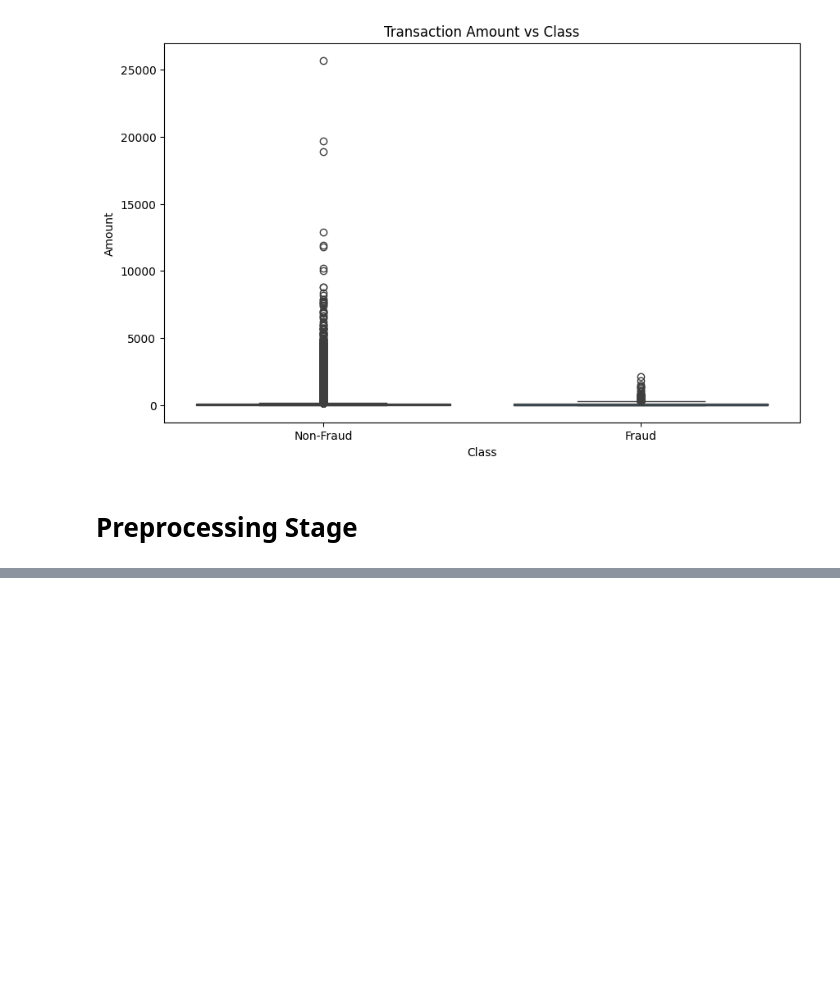
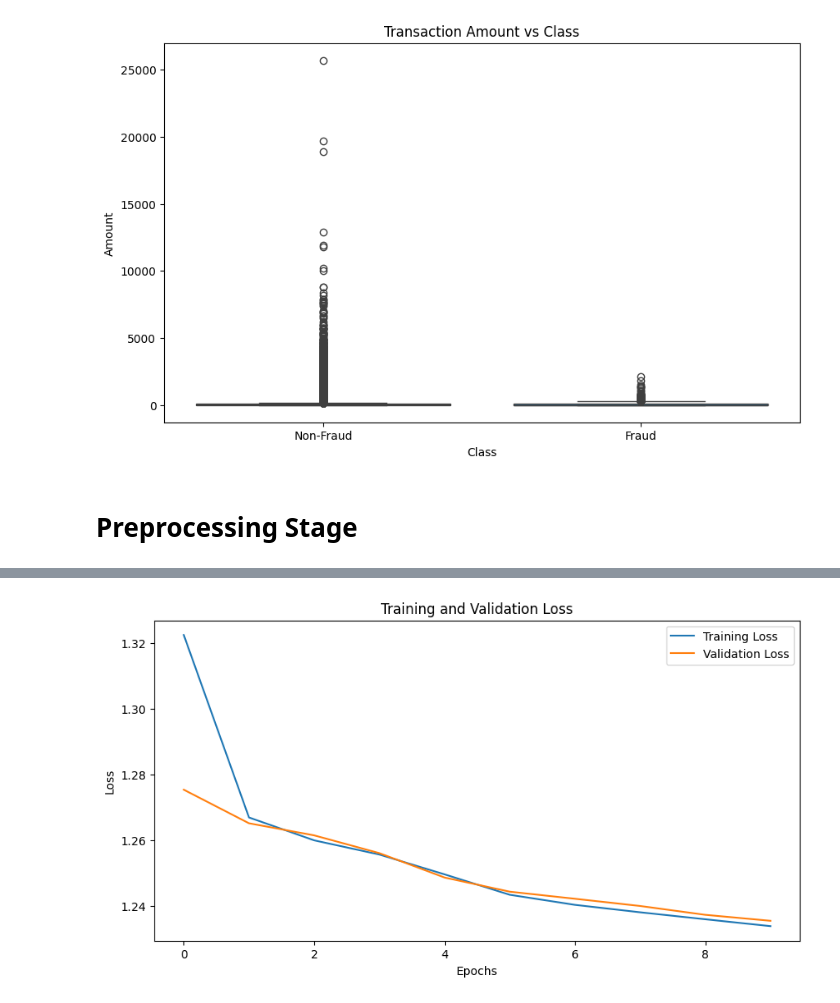
Before and after one commit to franchaise/project, a Jupyter notebook: credit_project.ipynb, the cells around one changed output, grey strips where cells are left out. Cells and saved outputs as stored; diff of their text form; code cells hidden in the pictures; blank space fills up the shorter version.

```diff
--- a/credit_project.ipynb
+++ b/credit_project.ipynb
@@ -236,0 +365,81 @@ print(data_df.head())
+# %%
+#Model 3: Auto encoder
+X = data_df.drop('Class', axis=1)
+y = data_df['Class']
+
+X_train, X_test, y_train, y_test = train_test_split(X, y, test_size=0.2, random_state=5, stratify=y)
+# %%
+
+# Model architecture
+batch_size = 32
+original_dim = 29
+latent_dim = 5
+intermediate_dim1 = 20
+intermediate_dim2 = 10
+epochs = 10
+
+x = Input(shape=(original_dim,), name="input")
+h1 = Dense(intermediate_dim1, activation="tanh", name="encoding1", activity_regularizer=regularizers.l1(10e-5))(x)
+h = Dense(intermediate_dim2, activation='relu', name="encoding")(h1)
+z = Dense(latent_dim, activation='relu', name="encoder_out")(h)
+
+encoder = Model(x, z, name="encoder")
+encoder.summary()
+
+decoder_h = Dense(intermediate_dim2, activation='relu', name="decoding1")(z)
+decoder_h1 = Dense(intermediate_dim1, activation='tanh', name="decoding2")(decoder_h)
+x_decoded = Dense(original_dim, activation='sigmoid', name="decoder_out")(decoder_h1)
+
+autoencoder = Model(x, x_decoded)
+autoencoder.summary()
+
+autoencoder.compile(optimizer='adam', loss='mean_squared_error', metrics=['mse', 'mae'])
+
+# Training
+history = autoencoder.fit(X_train, X_train,
+                          epochs=epochs,
+                          batch_size=batch_size,
+                          shuffle=True,
+                          validation_data=(X_test, X_test),
+                          verbose=1).history
+
+# Extract loss values
+loss = history['loss']
+val_loss = history['val_loss']
+
+# Plotting training and validation loss
+plt.figure(figsize=(10, 5))
+plt.plot(loss, label='Training Loss')
+plt.plot(val_loss, label='Validation Loss')
+plt.title('Training and Validation Loss')
+plt.xlabel('Epochs')
+plt.ylabel('Loss')
+plt.legend()
+plt.show()
+
+# Reconstruction error
+X_train_pred = autoencoder.predict(X_train)
+X_test_pred = autoencoder.predict(X_test)
+train_reconstruction_error = np.mean(np.square(X_train - X_train_pred), axis=1)
+test_reconstruction_error = np.mean(np.square(X_test - X_test_pred), axis=1)
+threshold = np.percentile(train_reconstruction_error, 95)
+print(f"Reconstruction error threshold: {threshold}")
+
+# Anomaly detection
+y_train_pred = (train_reconstruction_error > threshold).astype(int)
+y_test_pred = (test_reconstruction_error > threshold).astype(int)
+
+# Evaluation
+print("Autoencoder Evaluation on Test Set:")
+print("Classification Report:")
+print(classification_report(y_test, y_test_pred, target_names=['Legitimate', 'Fraudulent']))
+print("Confusion Matrix:")
+print(confusion_matrix(y_test, y_test_pred))
+print(f"Precision: {precision_score(y_test, y_test_pred):.2f}")
+print(f"Recall: {recall_score(y_test, y_test_pred):.2f}")
+print(f"F1-Score: {f1_score(y_test, y_test_pred):.2f}")
+
+# Output anomaly scores
+print("Anomaly Scores for Training Data:", train_reconstruction_error)
+print("Anomaly Scores for Test Data:", test_reconstruction_error)
+# %% [output]
@@ -236,0 +463 @@ print(data_df.head())
+[figure, added]
```
Also changed, not shown: parts of 12 cells of this notebook.
